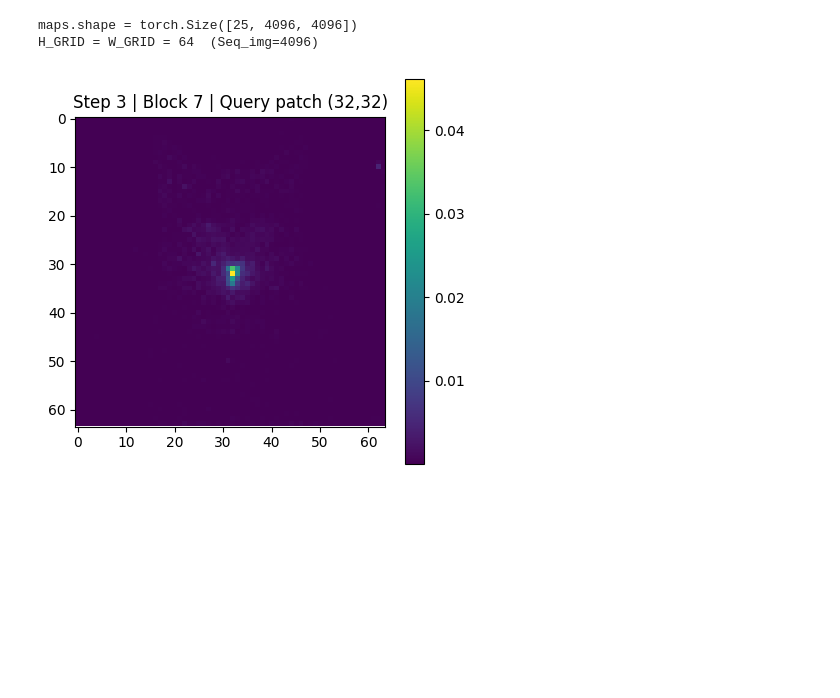
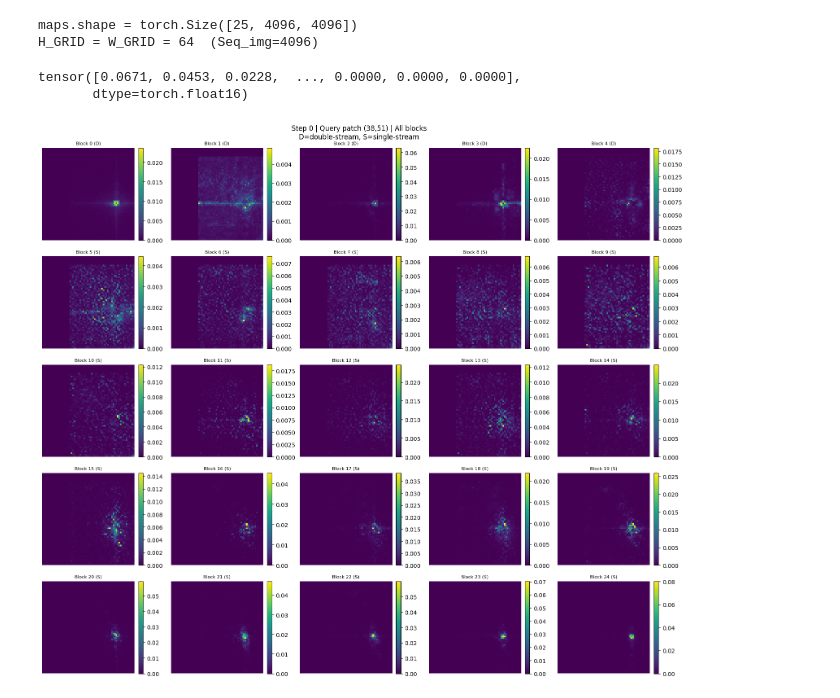
Before and after one commit to yyyyy7105/diffusers_csc2210, a Jupyter notebook: 2210/vis_attn_img.ipynb, the cells around one changed output. Drawn from its saved outputs; the diff is of its cells as text; code cells hidden in the pictures; blank space fills up the shorter version.

Commit message:
visualization (img, plot, gif). Blocked attention, scheduled blocked attention

```diff
--- a/2210/vis_attn_img.ipynb
+++ b/2210/vis_attn_img.ipynb
@@ -22,17 +27,34 @@ attn = maps[BLOCK]   # (Seq_img, Seq_img)
 # %% [output]
 maps.shape = torch.Size([25, 4096, 4096])
 H_GRID = W_GRID = 64  (Seq_img=4096)
+# %%
+maps[0][0]
+# %% [output]
+tensor([0.0671, 0.0453, 0.0228,  ..., 0.0000, 0.0000, 0.0000],
+       dtype=torch.float16)
 # %%
-# Choose query patch (i.e., center)
-query_row, query_col = H_GRID // 2, W_GRID // 2
-query_idx = query_row * W_GRID + query_col
+def plot_all_blocks(maps, step, query_row, query_col, cmap="viridis", figsize=(16, 14), color_bar=True):
+    """5×5 grid showing attention heatmap for all 25 blocks at a given query patch."""
+    query_idx = query_row * W_GRID + query_col
+    fig, axes = plt.subplots(5, 5, figsize=figsize)
+    for b, ax in enumerate(axes.flat):
+        m = maps[b][query_idx].reshape(H_GRID, W_GRID).numpy()
+        im = ax.imshow(m, cmap=cmap)
+        if color_bar:
+            fig.colorbar(im, ax=ax, fraction=0.046, pad=0.04)
+        stream = "D" if b < 5 else "S"
+        ax.set_title(f"Block {b} ({stream})", fontsize=8)
+        ax.axis("off")
+    plt.suptitle(
+        f"Step {step} | Query patch ({query_row},{query_col}) | All blocks\n"
+        "D=double-stream, S=single-stream"
+    )
+    plt.tight_layout()
+    return fig
 
-attn_map = attn[query_idx].reshape(H_GRID, W_GRID).numpy()
-
-plt.figure(figsize=(5, 5))
-plt.imshow(attn_map, cmap="viridis")
-plt.colorbar()
-plt.title(f"Step {STEP} | Block {BLOCK} | Query patch ({query_row},{query_col})")
+# Preview
+query_row, query_col = int(H_GRID * 0.6), int(W_GRID * 0.8)
+fig = plot_all_blocks(maps, STEP, query_row, query_col)
 plt.show()
 # %% [output]
-[figure, old version]
+[figure, new version]
```
Also changed, not shown: parts of 6 cells of this notebook, 6 other files.
